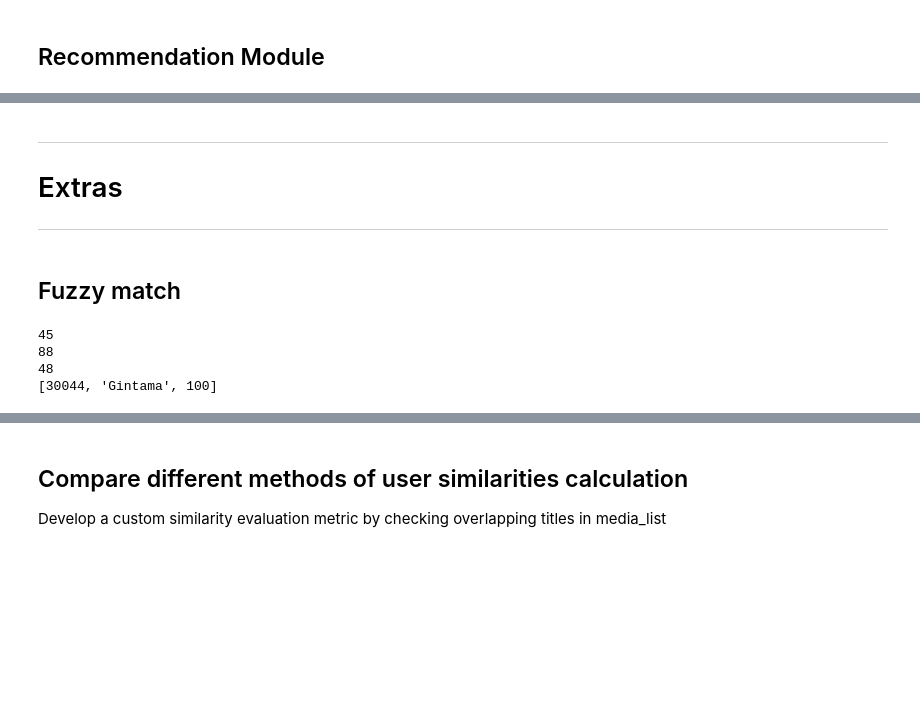
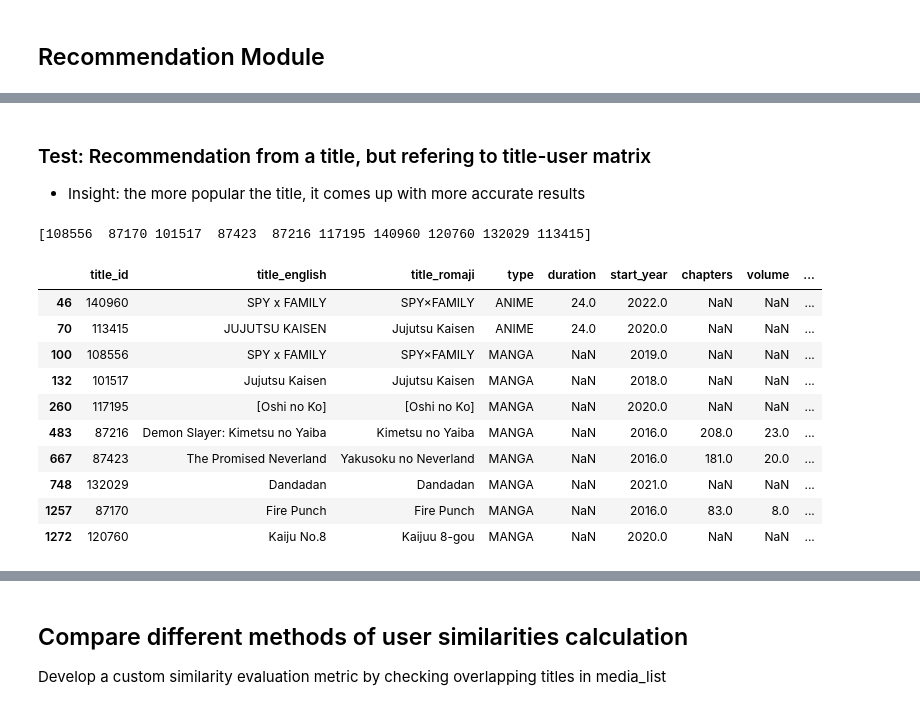
Before and after one commit to doyoung-umich/pj_otaku, a Jupyter notebook: Ryota/Recommendation Module.ipynb, the cells around one changed output, grey strips where cells are left out. Cells and saved outputs as stored; diff of their text form; code cells hidden in the pictures; blank space fills up the shorter version.

Commit message:
[edit] refactor user based recommendation module

```diff
--- a/Ryota/Recommendation Module.ipynb
+++ b/Ryota/Recommendation Module.ipynb
@@ -60,3 +60,6 @@ QUERY_USER_ID = 1
+# %%
+# set querying user_id
+QUERY_USER_ID = 2000
 # %%
 class UserBasedFiltering:
     def __init__(self):
@@ -68,7 +71,8 @@ class UserBasedFiltering:
         self.df_user_genre_dist = pd.read_csv("../assets/ryota_user_genre_dist.csv")
         self.mat_title_user = sparse.load_npz("../assets/ryota_title_user.npz")
         self.titlle_idx_list = list(np.load("../assets/ryota_title_user_idx.npy"))
-
+        self.model = NearestNeighbors(metric="cosine", algorithm="brute", n_neighbors=20)
+        self.model.fit(self.mat_title_user)
 
     def get_similar_users_from_user_id(self, start_col, dist_metric="cosine_similarity", query_user_id=QUERY_USER_ID, ascending=False):
         '''
@@ -174,17 +178,15 @@ class UserBasedFiltering:
         return recommend_list
 
 
-    def recommend_from_other_user_histories(self, q_title_id, model_neighbors=20, model_metric="cosine", output_neighbors=10):
+    def recommend_from_other_user_histories(self, q_title_id, output_neighbors=10):
         '''
         Query by the given title_id. Refers to the title:user matrix
         '''
-        q_title_idx = titlle_idx_list.index(q_title_id)
-        model = NearestNeighbors(metric=model_metric, algorithm="brute", n_neighbors=model_neighbors)
-        model.fit(self.mat_title_user)
-        distances, indices = model.kneighbors(mat_title_user[q_title_idx], n_neighbors=output_neighbors+1) # output_neighbors+1 because it always puts q_title_id as result
+        q_title_idx = self.titlle_idx_list.index(q_title_id)
+        distances, indices = self.model.kneighbors(self.mat_title_user[q_title_idx], n_neighbors=output_neighbors+1) # output_neighbors+1 because it always puts q_title_id as result
         indices = indices[indices != q_title_idx] # remove queried title_id from result
 
-        titlle_idx_arr = np.array(titlle_idx_list)
+        titlle_idx_arr = np.array(self.titlle_idx_list)
         recommended_title_ids = titlle_idx_arr[indices].reshape(-1)
         return recommended_title_ids
 # %%
@@ -244,31 +249,29 @@ print(res)
-# %% [markdown]
----
-# Extras
----
-# %% [markdown]
-## Fuzzy match
-# %%
-print(fuzz.ratio("Gintama: THE VERY FINAL", "Gintama."))
-print(fuzz.partial_ratio("Gintama: THE VERY FINAL", "Gintama."))
-print(fuzz.token_sort_ratio("Gintama: THE VERY FINAL", "Gintama."))
-
-df_titles = pd.read_csv("../assets/titles_2000p.csv")
-# display(df_titles)
-
-q_title = "Gintama: THE VERY FINAL"
-
-title_id_zip = zip(df_titles["title_id"], df_titles["title_romaji"])
-best_match_title = None
-best_match_score = 0
-for t_id, title in title_id_zip:
-    partial_ratio = fuzz.partial_ratio(title.lower(), q_title.lower())
-    if partial_ratio > best_match_score:
-        best_match_score = partial_ratio
-        best_match_title = [t_id, title, partial_ratio]
-
-print(best_match_title)
-# %% [output]
-45
-88
-48
-[30044, 'Gintama', 100]
+# %% [markdown]
+### Test: Recommendation from a title, but refering to title-user matrix
+
+- Insight: the more popular the title, it comes up with more accurate results
+# %%
+# Query by title_id
+
+# query_title_id = 15 # eye shield 21 (popular, while back, american football manga) -> recommends SLAM DUNK, Major, Hajime no Ippo(boxing), so that's pretty good
+query_title_id = 105778 # Chainsaw man (popular, recent, dark fantasy) -> SPYxFAMILY (recent) , Jujutsu Kaisen(popular recent title, dark fantasy)
+# query_title_id = 87395 # Grand Blue (popular, recent, comedy, romance, ) -> Kaguya-sam (popular recent rom-com), ReLife (recent romance but no comedy), so not sure about this one
+
+res = ubf.recommend_from_other_user_histories(query_title_id)
+print(res)
+
+# show recommendations
+display(df_titles[df_titles["title_id"].isin(res)])
+# %% [output]
+[108556  87170 101517  87423  87216 117195 140960 120760 132029 113415]
+|  | title_id | title_english | title_romaji | type | duration | start_year | chapters | volume | ... |
+| 46 | 140960 | SPY x FAMILY | SPY×FAMILY | ANIME | 24.0 | 2022.0 | NaN | NaN | ... |
+| 70 | 113415 | JUJUTSU KAISEN | Jujutsu Kaisen | ANIME | 24.0 | 2020.0 | NaN | NaN | ... |
+| 100 | 108556 | SPY x FAMILY | SPY×FAMILY | MANGA | NaN | 2019.0 | NaN | NaN | ... |
+| 132 | 101517 | Jujutsu Kaisen | Jujutsu Kaisen | MANGA | NaN | 2018.0 | NaN | NaN | ... |
+| 260 | 117195 | [Oshi no Ko] | [Oshi no Ko] | MANGA | NaN | 2020.0 | NaN | NaN | ... |
+| 483 | 87216 | Demon Slayer: Kimetsu no Yaiba | Kimetsu no Yaiba | MANGA | NaN | 2016.0 | 208.0 | 23.0 | ... |
+| 667 | 87423 | The Promised Neverland | Yakusoku no Neverland | MANGA | NaN | 2016.0 | 181.0 | 20.0 | ... |
+| 748 | 132029 | Dandadan | Dandadan | MANGA | NaN | 2021.0 | NaN | NaN | ... |
+| 1257 | 87170 | Fire Punch | Fire Punch | MANGA | NaN | 2016.0 | 83.0 | 8.0 | ... |
+| 1272 | 120760 | Kaiju No.8 | Kaijuu 8-gou | MANGA | NaN | 2020.0 | NaN | NaN | ... |
```
Also changed, not shown: parts of 16 cells of this notebook, 1 other file.
